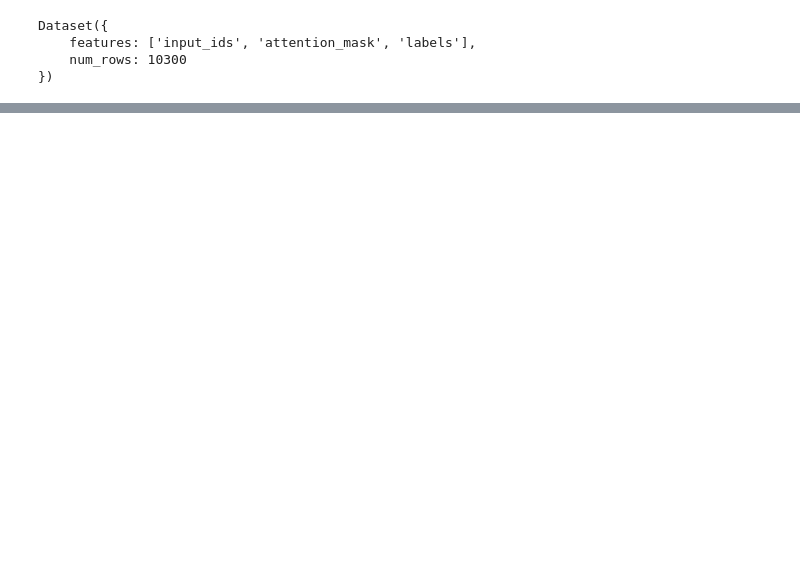
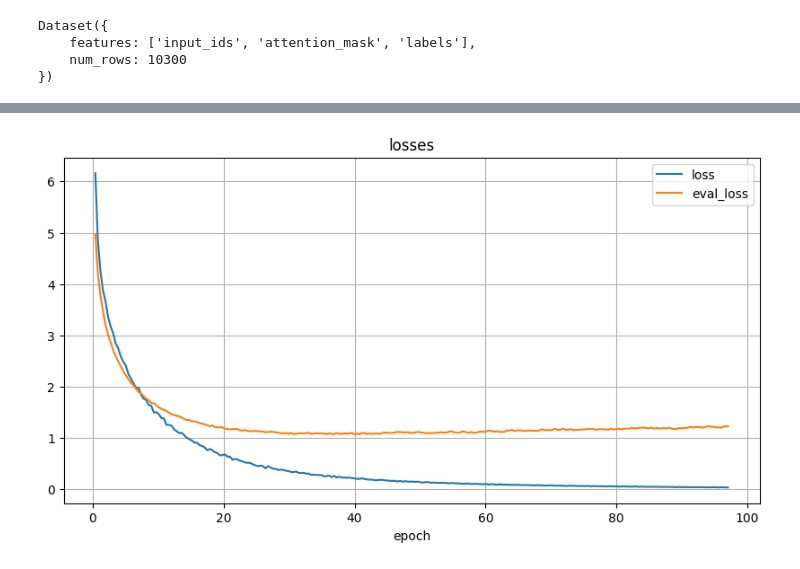
Before and after one commit to some-random-int/code-to-code, a Jupyter notebook: custom_transformer.ipynb, the cells around one changed output, grey strips where cells are left out. Drawn from its saved outputs; the diff is of its cells as text; code cells hidden in the pictures; blank space fills up the shorter version.

```diff
--- a/custom_transformer.ipynb
+++ b/custom_transformer.ipynb
@@ -61,8 +72,14 @@ from transformers import AutoConfig, AutoModelForSeq2SeqLM
 import evaluate
 import codebleu
 
+load = 'our_t5_code_trans_full_220m/checkpoint-125000'
+
 #config = AutoConfig.from_pretrained('google-t5/t5-base')
 config = AutoConfig.from_pretrained(load)
+config.decoder_start_token_id = tokenizer.bos_token_id
+config.decoder_end_token_id = tokenizer.eos_token_id
+config.pad_token_id = tokenizer.pad_token_id
+
 model = AutoModelForSeq2SeqLM.from_config(config).to('cuda')
 
 bleu_metric = evaluate.load("bleu")
@@ -74,10 +91,10 @@ def compute_metrics(eval_pred):
     labels = [
         [(l if l != -100 else tokenizer.pad_token_id) for l in label] for label in labels
     ]
-    decoded_labels = tokenizer.batch_decode(labels)
-    decoded_predictions = tokenizer.batch_decode(predictions)
+    decoded_labels = tokenizer.batch_decode(labels, skip_special_tokens=True)
+    decoded_predictions = tokenizer.batch_decode(predictions, skip_special_tokens=True)
 
-    print(decoded_predictions)
+    print(decoded_labels, decoded_predictions)
 
     bleu = bleu_metric.compute(predictions=decoded_predictions, references=decoded_labels)
     codebleu_result = codebleu.calc_codebleu(predictions=decoded_predictions, references=decoded_labels, lang="c_sharp")
@@ -109,13 +129,13 @@ compute_metrics((tokenized_datasets['validation']['input_ids'], tokenized_datase
 from transformers import Seq2SeqTrainer, Seq2SeqTrainingArguments, EarlyStoppingCallback
 
 training_args = Seq2SeqTrainingArguments(
-    "our_t5_code_trans_770m",
+    SAVE_PATH,
     evaluation_strategy="steps",
-    eval_steps=100,
+    eval_steps=500,
     predict_with_generate=True,
     learning_rate=2e-5,
     weight_decay=0.01,
-    num_train_epochs=100,
+    num_train_epochs=200,
     save_total_limit=3,
     load_best_model_at_end=True,
     metric_for_best_model='codebleu_codebleu',
@@ -127,8 +147,5 @@ trainer = Seq2SeqTrainer(
     train_dataset=tokenized_datasets['train'],
     eval_dataset=tokenized_datasets['validation'],
     compute_metrics=compute_metrics,
-    callbacks=[EarlyStoppingCallback(early_stopping_patience=10)]
+    callbacks=[EarlyStoppingCallback(early_stopping_patience=50)]
 )
-# %%
-# trainer.train("our_code_trans/checkpoint-10000")
-trainer.train()
@@ -146,0 +152,2 @@ Trainer is attempting to log a value of "[0.7424710102611162, 0.5736049447201184
+# %%
+trainer.train(SAVE_PATH + "/checkpoint-125000")
@@ -146,0 +235,19 @@ Trainer is attempting to log a value of "[0.7424710102611162, 0.5736049447201184
+# %%
+import matplotlib.pyplot as plt
+import json
+
+history = trainer.state.log_history
+with open(SAVE_PATH + '/checkpoint-125000/trainer_state.json', 'r') as file:
+    history = json.load(file)['log_history']
+history = history
+
+plt.figure(figsize=(10, 5))
+plt.plot([data['epoch'] for data in history if 'loss' in data], [data['loss'] for data in history if 'loss' in data], label='loss')
+plt.plot([data['epoch'] for data in history if 'eval_loss' in data], [data['eval_loss'] for data in history if 'eval_loss' in data], label='eval_loss')
+plt.title('losses')
+plt.xlabel('epoch')
+plt.legend()
+plt.grid()
+plt.savefig(SAVE_PATH + '/loss.pdf')
+# %% [output]
+[figure, added]
```
Also changed, not shown: parts of 15 cells of this notebook, 2 other files.
